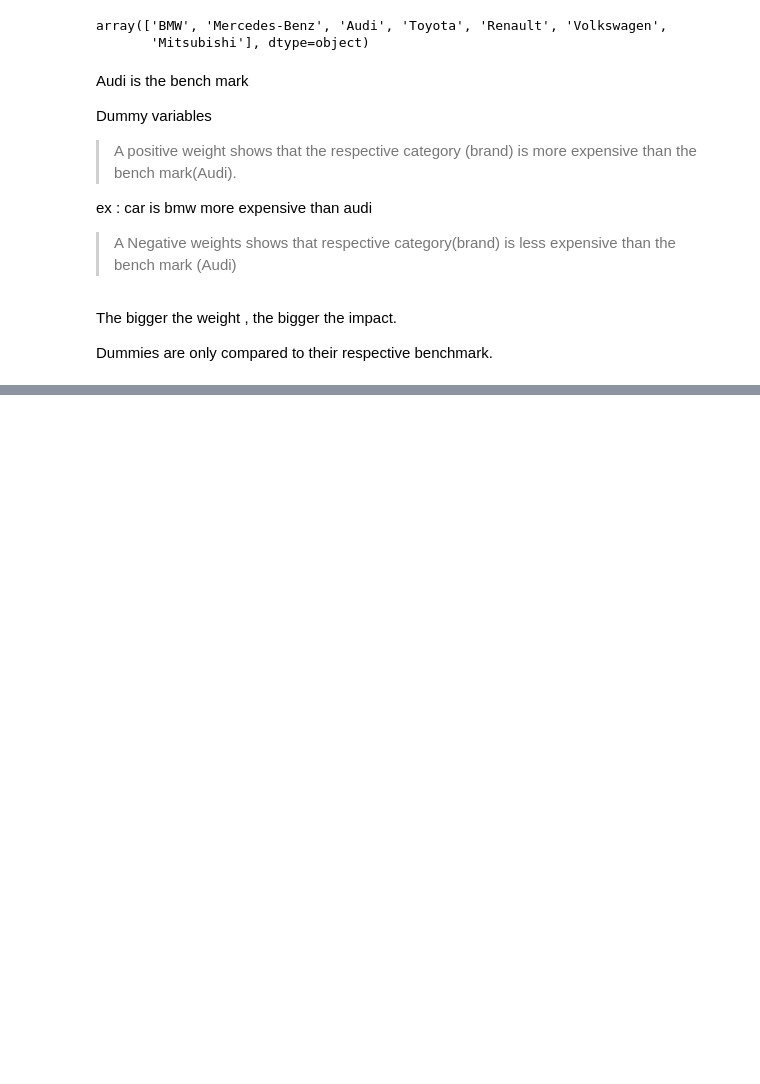
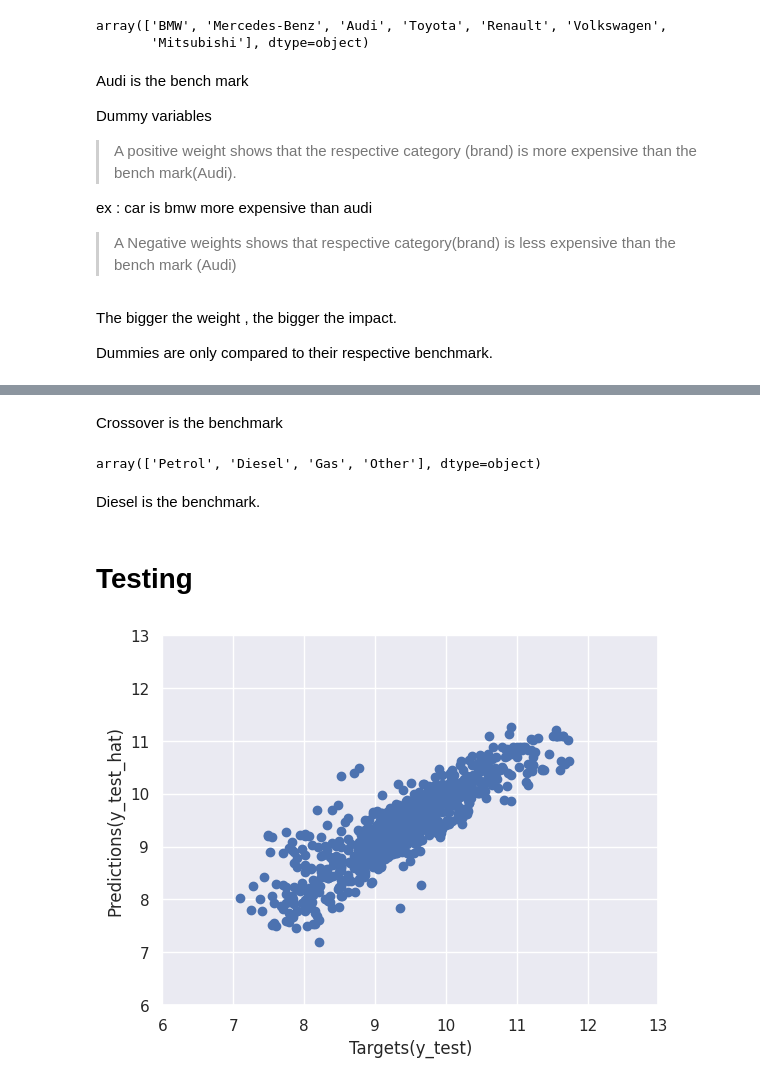
Before and after one commit to Hirusha99/Regression, a Jupyter notebook: Linear_Regression_Practicle_example.ipynb, the cells around one changed output, grey strips where cells are left out. Cells and saved outputs as stored; diff of their text form; code cells hidden in the pictures; blank space fills up the shorter version.

```diff
--- a/Linear_Regression_Practicle_example.ipynb
+++ b/Linear_Regression_Practicle_example.ipynb
@@ -750,0 +756,21 @@ Dummies are only compared to their respective benchmark.
+# %% [markdown]
+Crossover is the benchmark
+# %%
+data_cleaned['Engine Type'].unique()
+# %% [output]
+array(['Petrol', 'Diesel', 'Gas', 'Other'], dtype=object)
+# %% [markdown]
+Diesel is the benchmark.
+# %% [markdown]
+# Testing
+# %%
+y_hat_test = reg.predict(X_test)
+# %%
+plt.scatter(y_test,y_hat_test)
+plt.xlabel('Targets(y_test)')
+plt.ylabel('Predictions(y_test_hat)')
+plt.xlim(6,13)
+plt.ylim(6,13)
+plt.show()
+# %% [output]
+[figure, added]
```
Also changed, not shown: parts of 18 cells of this notebook.
